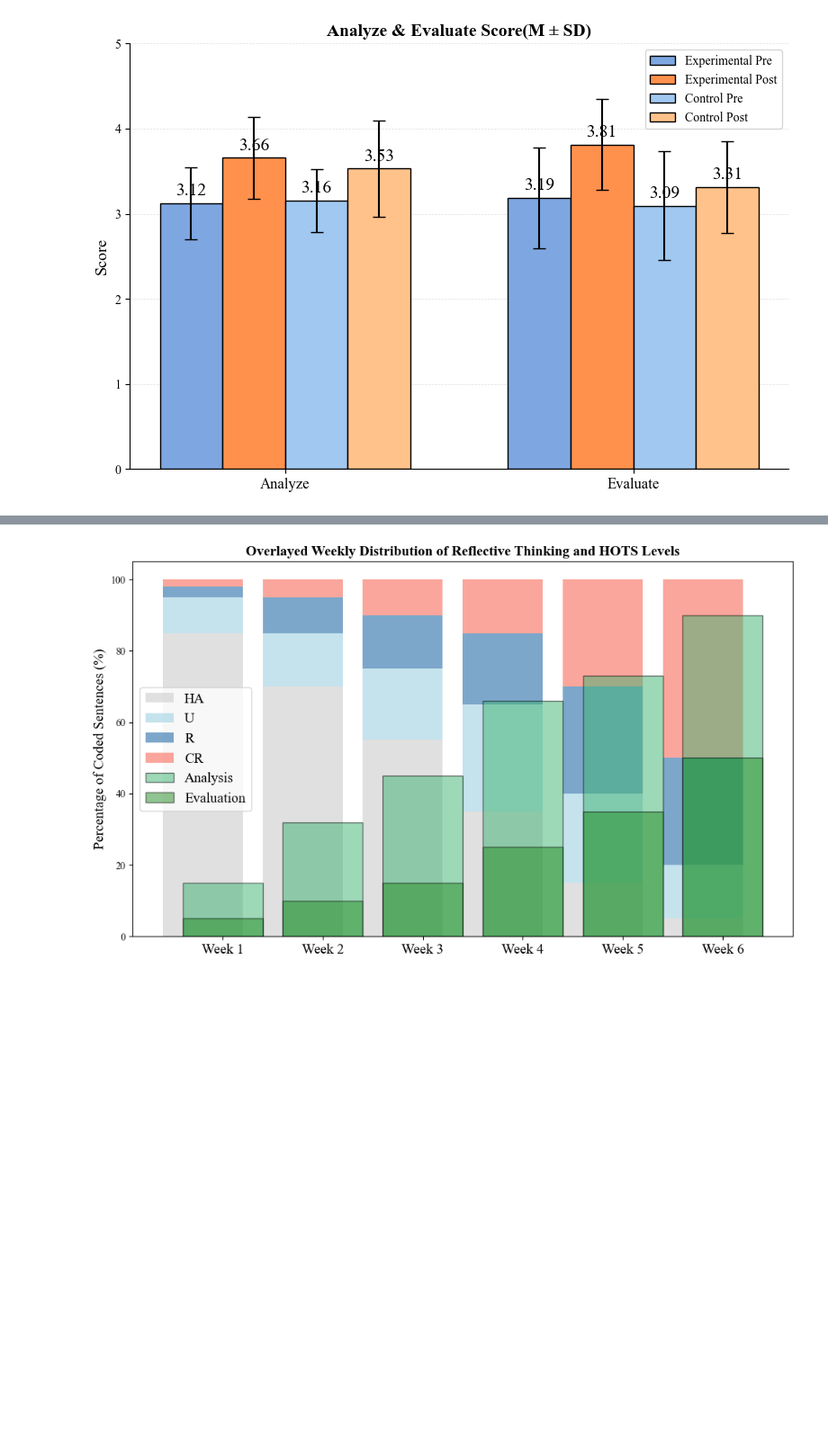
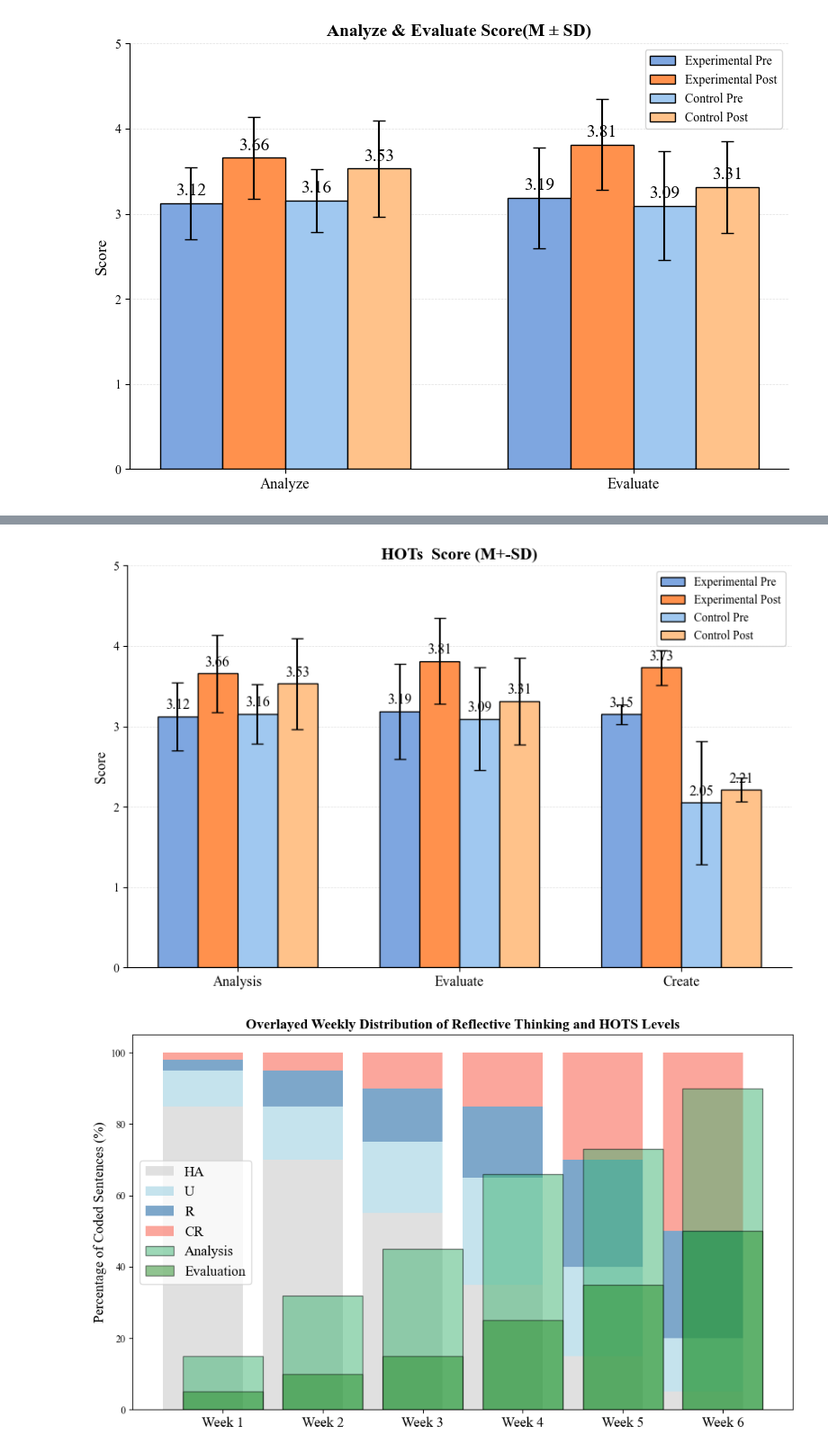
Before and after one commit to kcwc1029/blog-python, a Jupyter notebook: temp.ipynb, the cells around one changed output, grey strips where cells are left out. Shown: that part at 90% size. Drawn from its saved outputs; the diff is of its cells as text; code cells hidden in the pictures; blank space fills up the shorter version.

```diff
--- a/temp.ipynb
+++ b/temp.ipynb
@@ -141,7 +141,7 @@ matplotlib.rcParams['font.family'] = 'Times New Roman'
 matplotlib.rcParams['axes.unicode_minus'] = False
 
 # 標籤與位置
-labels = ['Analyze', 'Evaluate']
+labels = ['Analyze', 'Evaluate', 'Create']
 x = np.arange(len(labels))
 
 # 平均與標準差資料（實驗組與控制組）
@@ -311,3 +205,74 @@ plt.show()
+# %%
+import matplotlib.pyplot as plt
+import numpy as np
+import matplotlib
+
+# 設定 Times New Roman 字體（如系統無此字體可自行調整）
+matplotlib.rcParams['font.family'] = 'Times New Roman'
+matplotlib.rcParams['axes.unicode_minus'] = False
+
+# 標籤與位置
+labels = ['Analysis', 'Evaluate', 'Create']
+x = np.arange(len(labels))
+
+# 平均與標準差資料（實驗組與控制組）
+exp_pre = [3.125, 3.1875, 3.15]
+exp_post = [3.6563, 3.8125, 3.73]
+ctrl_pre = [3.1563, 3.0938, 2.05]
+ctrl_post = [3.5313, 3.3125, 2.21]
+
+exp_pre_sd = [0.42121, 0.59229, 0.12]
+exp_post_sd = [0.48256, 0.53506, 0.22]
+ctrl_pre_sd = [0.36890, 0.64053, 0.77]
+ctrl_post_sd = [0.56707, 0.53506, 0.15]
+
+# 顏色設定
+colors = {
+    'exp_pre': '#7EA6E0',
+    'exp_post': '#FF914D',
+    'ctrl_pre': '#A0C8F0',
+    'ctrl_post': '#FFC28A'
+}
+
+width = 0.18  # 每組間距
+
+fig, ax = plt.subplots(figsize=(8.5, 5.5))
+
+# 繪製長條圖
+bar1 = ax.bar(x - 1.5*width, exp_pre, width, yerr=exp_pre_sd,
+              label='Experimental Pre', color=colors['exp_pre'], capsize=5, edgecolor='black')
+bar2 = ax.bar(x - 0.5*width, exp_post, width, yerr=exp_post_sd,
+              label='Experimental Post', color=colors['exp_post'], capsize=5, edgecolor='black')
+bar3 = ax.bar(x + 0.5*width, ctrl_pre, width, yerr=ctrl_pre_sd,
+              label='Control Pre', color=colors['ctrl_pre'], capsize=5, edgecolor='black')
+bar4 = ax.bar(x + 1.5*width, ctrl_post, width, yerr=ctrl_post_sd,
+              label='Control Post', color=colors['ctrl_post'], capsize=5, edgecolor='black')
+
+# 數值標註
+for bars in [bar1, bar2, bar3, bar4]:
+    for bar in bars:
+        height = bar.get_height()
+        ax.text(bar.get_x() + bar.get_width() / 2, height + 0.05,
+                f'{height:.2f}', ha='center', va='bottom', fontsize=12)
+
+# 圖表設定
+ax.set_ylabel('Score', fontsize=12)
+ax.set_title('HOTs  Score (M+-SD)', fontsize=14, weight='bold')
+ax.set_xticks(x)
+ax.set_xticklabels(labels, fontsize=12)
+ax.set_ylim(0, 5)
+ax.legend(fontsize=10)
+
+# 美化處理
+ax.spines['top'].set_visible(False)
+ax.spines['right'].set_visible(False)
+ax.yaxis.grid(True, linestyle='--', linewidth=0.5, alpha=0.4)
+ax.set_axisbelow(True)
+
+plt.tight_layout()
+plt.show()
+# %% [output]
+[figure, added]
 # %%
 import matplotlib.pyplot as plt
 import numpy as np
```
Also changed, not shown: parts of 3 cells of this notebook, 6 other files.
